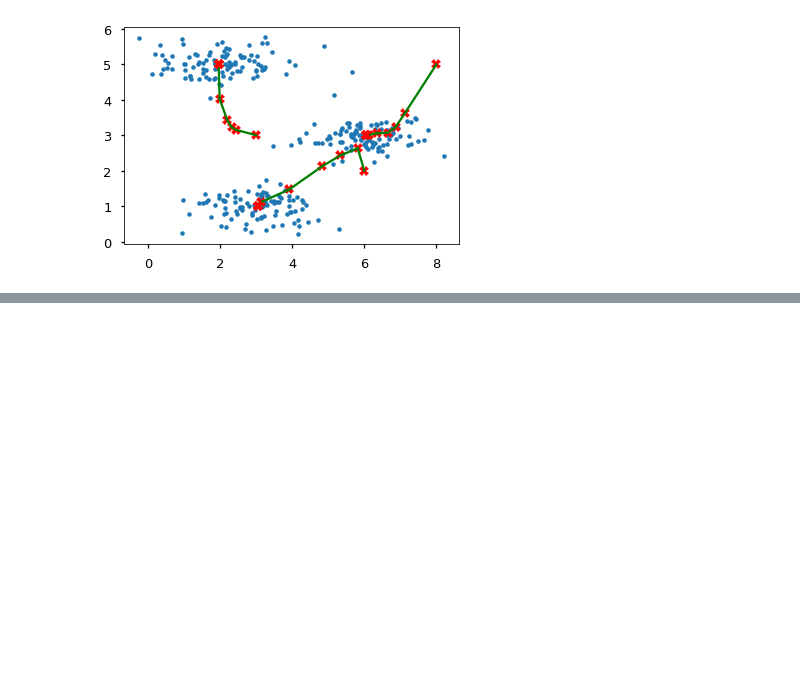
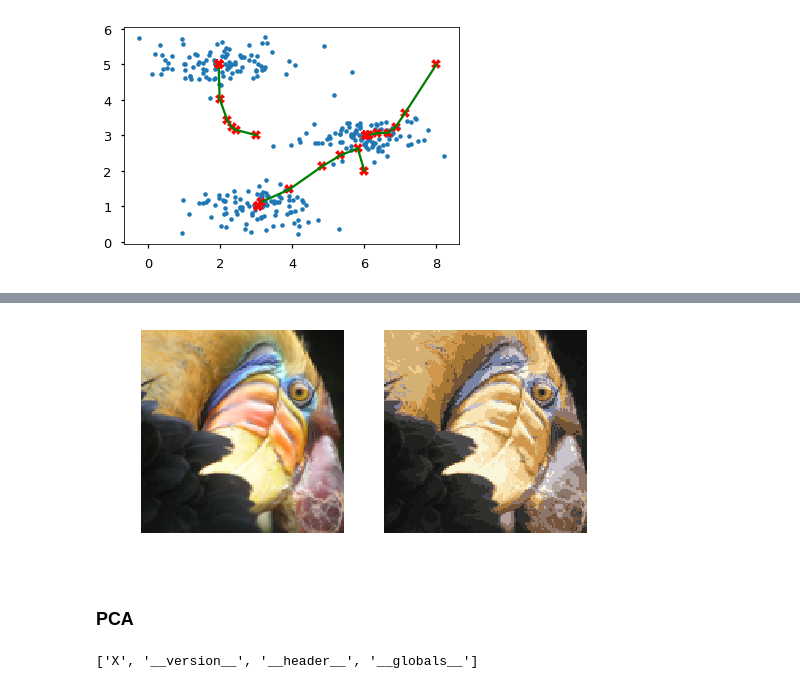
Before and after one commit to iamcuigang/ipy_sci, a Jupyter notebook: ML_AndrewNg/ex7.ipynb, the cells around one changed output, grey strips where cells are left out. Drawn from its saved outputs; the diff is of its cells as text; code cells hidden in the pictures; blank space fills up the shorter version.

```diff
--- a/ML_AndrewNg/ex7.ipynb
+++ b/ML_AndrewNg/ex7.ipynb
@@ -97,0 +107,34 @@ centroids, idx = runkMeans(X, initial_centroids, max_iters)
+# %%
+X = A.reshape(A.shape[0]*A.shape[1], 3, order='F')
+# %%
+def kMeansInitCentroids(X, K):
+    centroids = np.zeros([K, X.shape[1]])
+    randidx = np.random.permutation(len(X))[:K]
+    centroids = X[randidx]
+    return centroids
+# %%
+K = 16
+max_iters = 10
+initial_centroids = kMeansInitCentroids(X, K)
+centroids, idx = runkMeans(X, initial_centroids, max_iters)
+# %%
+idx = findClosestCentroids(X, centroids)
+X_recovered = centroids[idx.flatten().astype('int'), :]
+X_recovered = X_recovered.reshape(A.shape[0], A.shape[1], 3, order='F')
+# %%
+plt.figure(figsize=(8,8))
+plt.subplot(1,2,1)
+plt.imshow(A);
+plt.axis('off');
+plt.subplot(1,2,2)
+plt.imshow(X_recovered);
+plt.axis('off');
+# %% [output]
+[figure, added]
+# %% [markdown]
+### PCA
+# %%
+data = scipy.io.loadmat('ex7data1.mat')
+print data.keys()
+# %% [output]
+['X', '__version__', '__header__', '__globals__']
```
Also changed, not shown: parts of 10 cells of this notebook, 5 other files.
